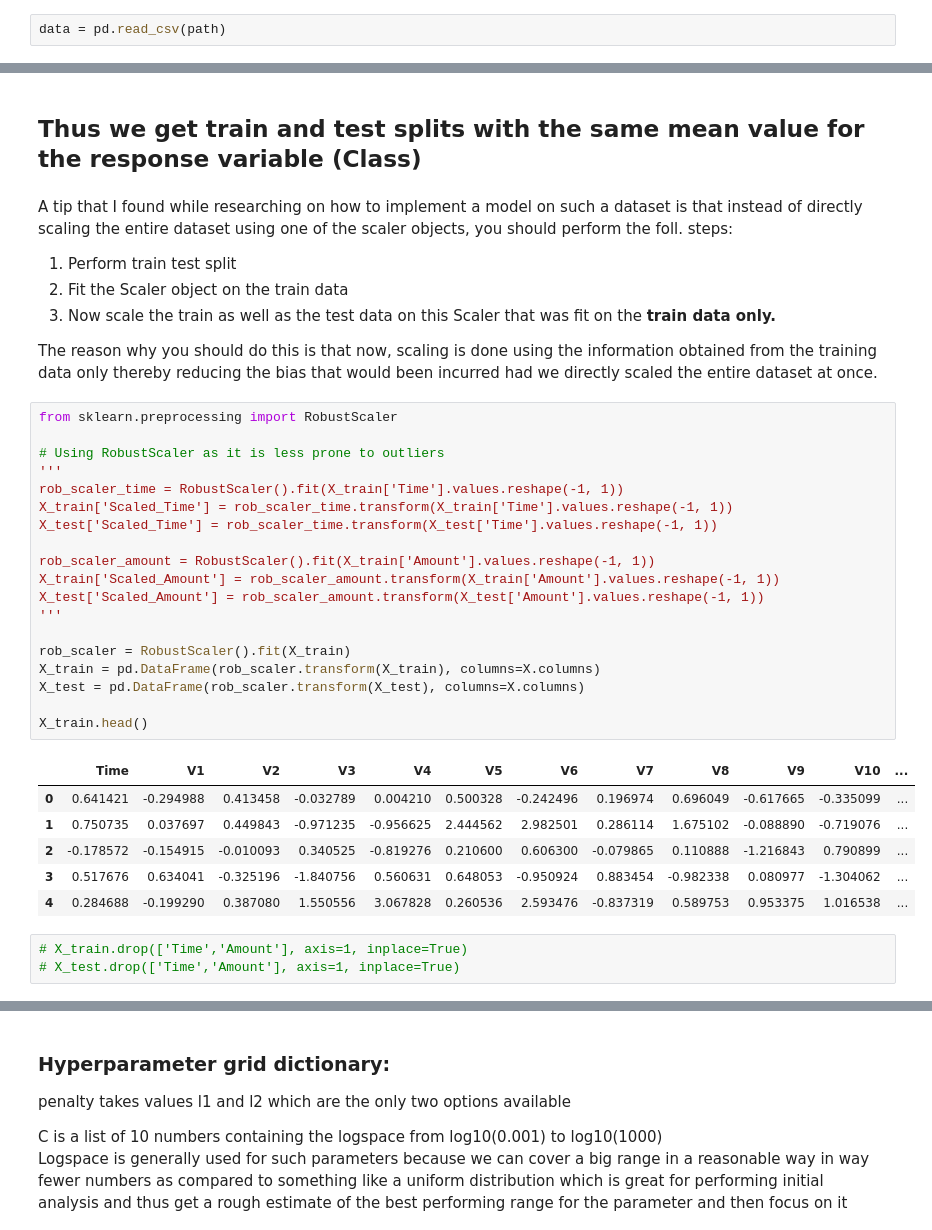
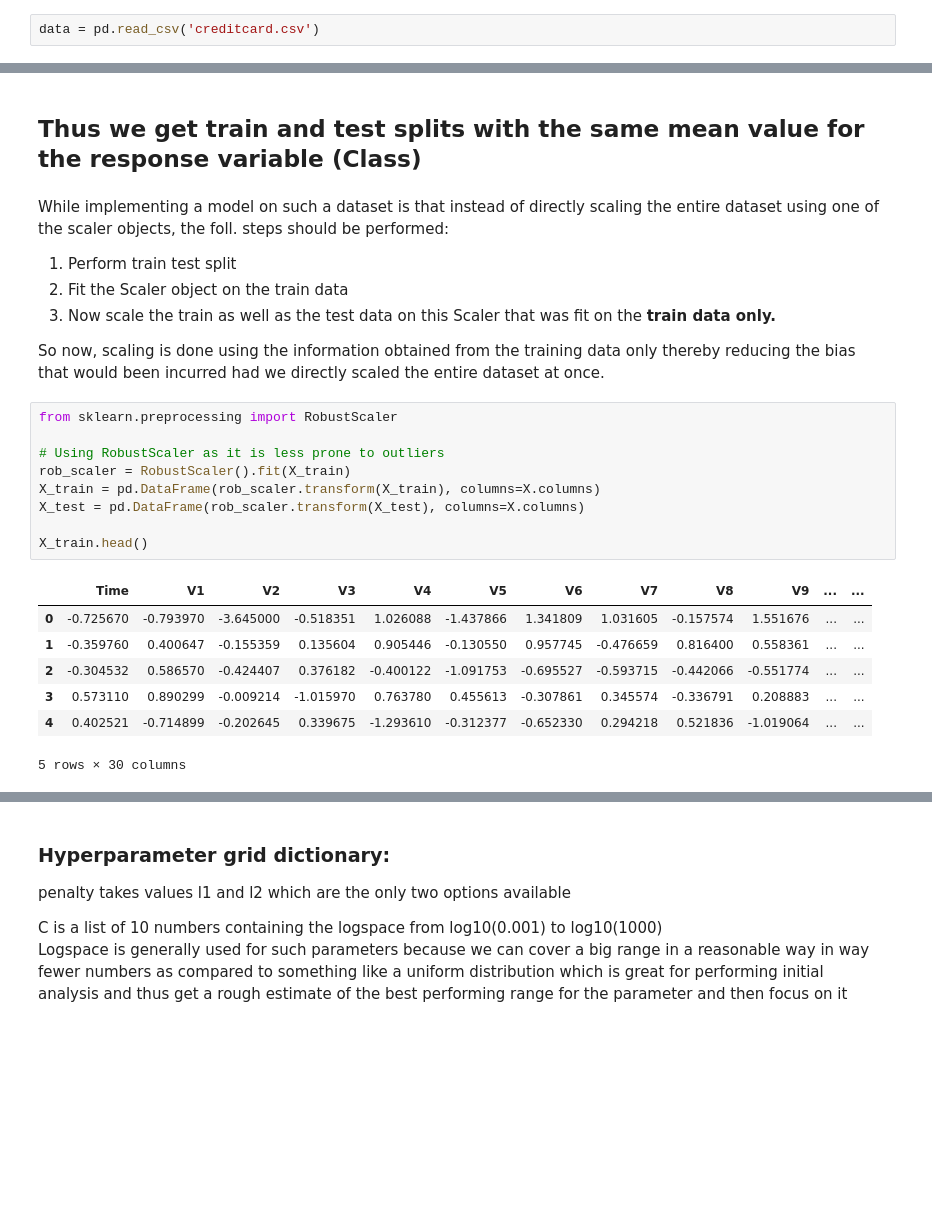
Before and after one commit to Banking-and-Finance/Credit-Card-Fraud-Detection, a Jupyter notebook: Credit Card Fraud Detection.ipynb, the cells around one changed output, grey strips where cells are left out. Drawn from its saved outputs; the diff is of its cells as text; blank space fills up the shorter version.

```diff
--- a/Credit Card Fraud Detection.ipynb
+++ b/Credit Card Fraud Detection.ipynb
@@ -48,5 +16,5 @@ path = 'creditcard.csv'
 # %%
-data = pd.read_csv(path)
+data = pd.read_csv('creditcard.csv')
 # %%
 data.head()
 # %% [output]
@@ -156,41 +125,29 @@ Name: Class, dtype: float64
 # %% [markdown]
 <h2> Thus we get train and test splits with the same mean value for the response variable (Class) </h2>
 # %% [markdown]
-A tip that I found while researching on how to implement a model on such a dataset is that instead of directly scaling the entire dataset using one of the scaler objects, you should perform the foll. steps:
+While implementing a model on such a dataset is that instead of directly scaling the entire dataset using one of the scaler objects, the foll. steps should be performed:
 1. Perform train test split
 2. Fit the Scaler object on the train data
 3. Now scale the train as well as the test data on this Scaler that was fit on the <b> train data only. </b>
 
-The reason why you should do this is that now, scaling is done using the information obtained from the training data only thereby reducing the bias that would been incurred had we directly scaled the entire dataset at once.
+So now, scaling is done using the information obtained from the training data only thereby reducing the bias that would been incurred had we directly scaled the entire dataset at once.
 # %%
 from sklearn.preprocessing import RobustScaler
 
 # Using RobustScaler as it is less prone to outliers
-'''
-rob_scaler_time = RobustScaler().fit(X_train['Time'].values.reshape(-1, 1))
-X_train['Scaled_Time'] = rob_scaler_time.transform(X_train['Time'].values.reshape(-1, 1))
-X_test['Scaled_Time'] = rob_scaler_time.transform(X_test['Time'].values.reshape(-1, 1))
-
-rob_scaler_amount = RobustScaler().fit(X_train['Amount'].values.reshape(-1, 1))
-X_train['Scaled_Amount'] = rob_scaler_amount.transform(X_train['Amount'].values.reshape(-1, 1))
-X_test['Scaled_Amount'] = rob_scaler_amount.transform(X_test['Amount'].values.reshape(-1, 1))
-'''
-
 rob_scaler = RobustScaler().fit(X_train)
 X_train = pd.DataFrame(rob_scaler.transform(X_train), columns=X.columns)
 X_test = pd.DataFrame(rob_scaler.transform(X_test), columns=X.columns)
 
 X_train.head()
 # %% [output]
-|  | Time | V1 | V2 | V3 | V4 | V5 | V6 | V7 | V8 | V9 | V10 | ... |
-| 0 | 0.641421 | -0.294988 | 0.413458 | -0.032789 | 0.004210 | 0.500328 | -0.242496 | 0.196974 | 0.696049 | -0.617665 | -0.335099 | ... |
-| 1 | 0.750735 | 0.037697 | 0.449843 | -0.971235 | -0.956625 | 2.444562 | 2.982501 | 0.286114 | 1.675102 | -0.088890 | -0.719076 | ... |
-| 2 | -0.178572 | -0.154915 | -0.010093 | 0.340525 | -0.819276 | 0.210600 | 0.606300 | -0.079865 | 0.110888 | -1.216843 | 0.790899 | ... |
-| 3 | 0.517676 | 0.634041 | -0.325196 | -1.840756 | 0.560631 | 0.648053 | -0.950924 | 0.883454 | -0.982338 | 0.080977 | -1.304062 | ... |
-| 4 | 0.284688 | -0.199290 | 0.387080 | 1.550556 | 3.067828 | 0.260536 | 2.593476 | -0.837319 | 0.589753 | 0.953375 | 1.016538 | ... |
+|  | Time | V1 | V2 | V3 | V4 | V5 | V6 | V7 | V8 | V9 | ... | ... |
+| 0 | -0.725670 | -0.793970 | -3.645000 | -0.518351 | 1.026088 | -1.437866 | 1.341809 | 1.031605 | -0.157574 | 1.551676 | ... | ... |
+| 1 | -0.359760 | 0.400647 | -0.155359 | 0.135604 | 0.905446 | -0.130550 | 0.957745 | -0.476659 | 0.816400 | 0.558361 | ... | ... |
+| 2 | -0.304532 | 0.586570 | -0.424407 | 0.376182 | -0.400122 | -1.091753 | -0.695527 | -0.593715 | -0.442066 | -0.551774 | ... | ... |
+| 3 | 0.573110 | 0.890299 | -0.009214 | -1.015970 | 0.763780 | 0.455613 | -0.307861 | 0.345574 | -0.336791 | 0.208883 | ... | ... |
+| 4 | 0.402521 | -0.714899 | -0.202645 | 0.339675 | -1.293610 | -0.312377 | -0.652330 | 0.294218 | 0.521836 | -1.019064 | ... | ... |
+5 rows × 30 columns
-# %%
-# X_train.drop(['Time','Amount'], axis=1, inplace=True)
-# X_test.drop(['Time','Amount'], axis=1, inplace=True)
 # %%
 X_train.head()
 # %% [output]
```
Also changed, not shown: parts of 70 cells of this notebook, 5 other files.
